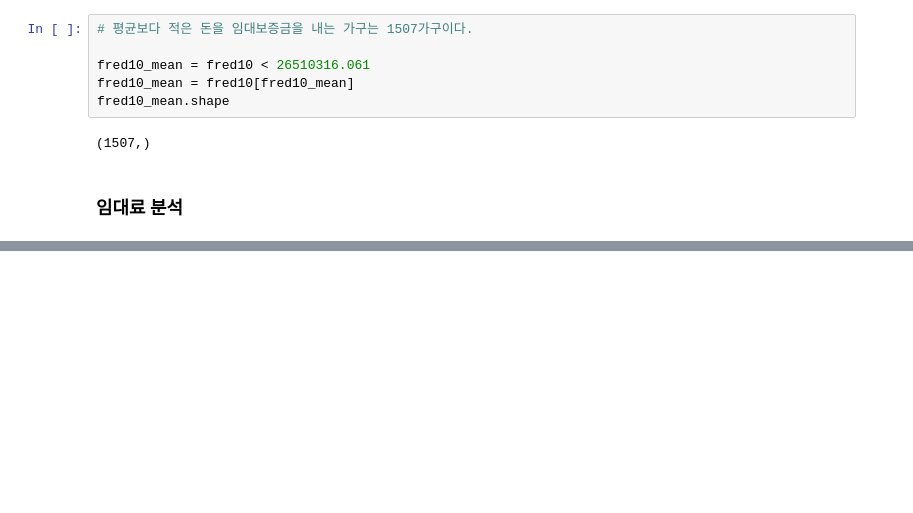
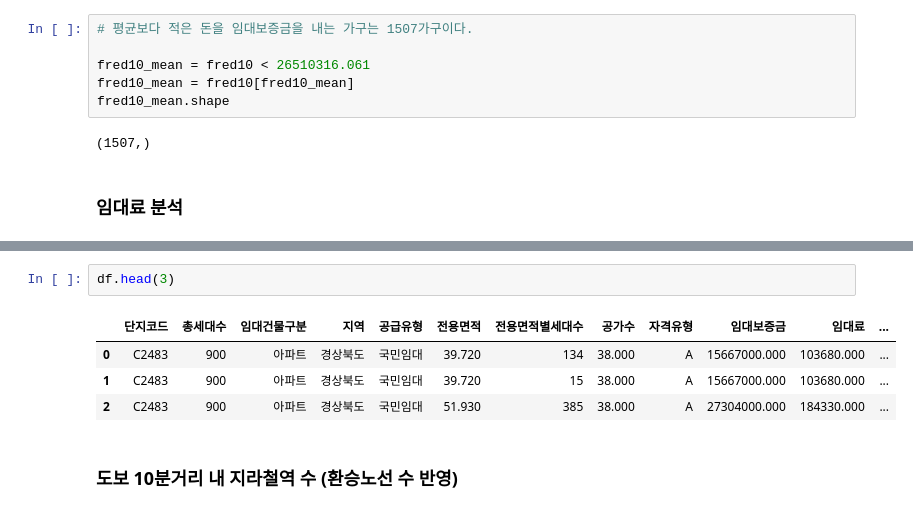
Before and after one commit to SeoMinJong/-, a Jupyter notebook: parking_data_analysis.ipynb, the cells around one changed output, grey strips where cells are left out. Drawn from its saved outputs; the diff is of its cells as text; blank space fills up the shorter version.

```diff
--- a/parking_data_analysis.ipynb
+++ b/parking_data_analysis.ipynb
@@ -490,0 +548,9 @@ fred11_mean_down
+# %%
+df.head(3)
+# %% [output]
+|  | 단지코드 | 총세대수 | 임대건물구분 | 지역 | 공급유형 | 전용면적 | 전용면적별세대수 | 공가수 | 자격유형 | 임대보증금 | 임대료 | ... |
+| 0 | C2483 | 900 | 아파트 | 경상북도 | 국민임대 | 39.720 | 134 | 38.000 | A | 15667000.000 | 103680.000 | ... |
+| 1 | C2483 | 900 | 아파트 | 경상북도 | 국민임대 | 39.720 | 15 | 38.000 | A | 15667000.000 | 103680.000 | ... |
+| 2 | C2483 | 900 | 아파트 | 경상북도 | 국민임대 | 51.930 | 385 | 38.000 | A | 27304000.000 | 184330.000 | ... |
+# %% [markdown]
+### 도보 10분거리 내 지라철역 수 (환승노선 수 반영)
```
Also changed, not shown: parts of 9 cells of this notebook.
